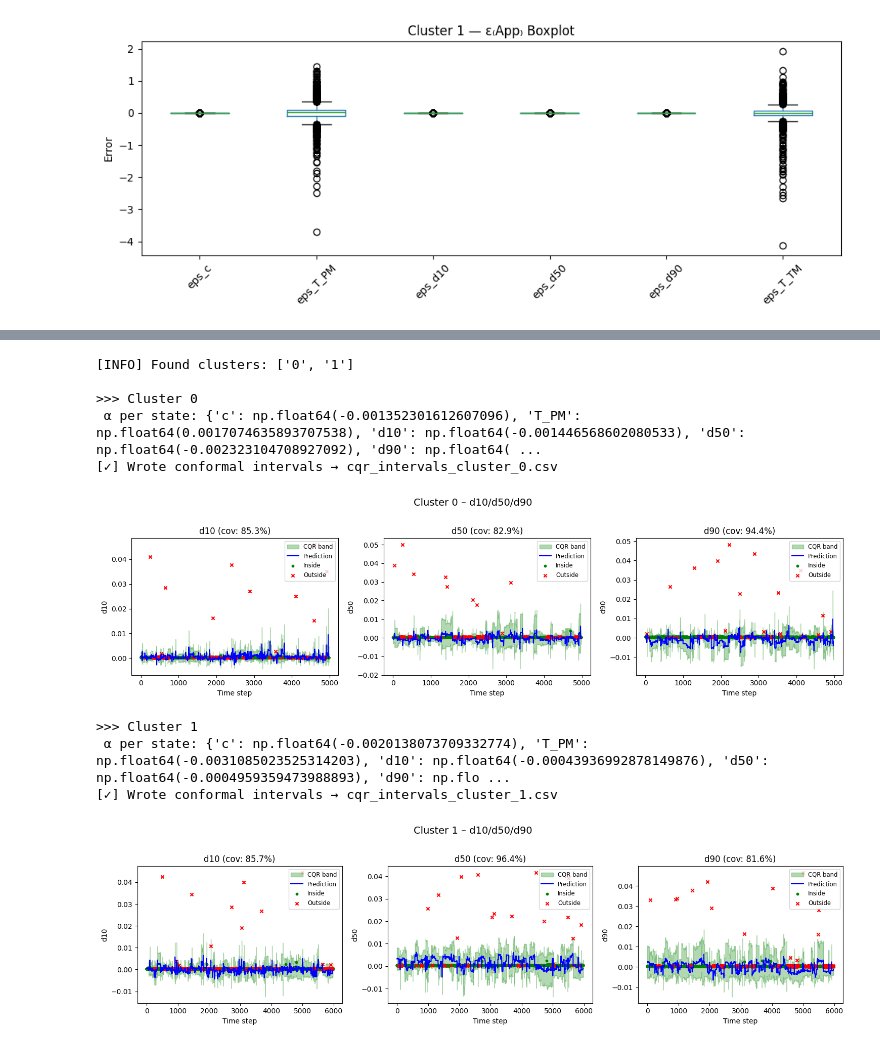
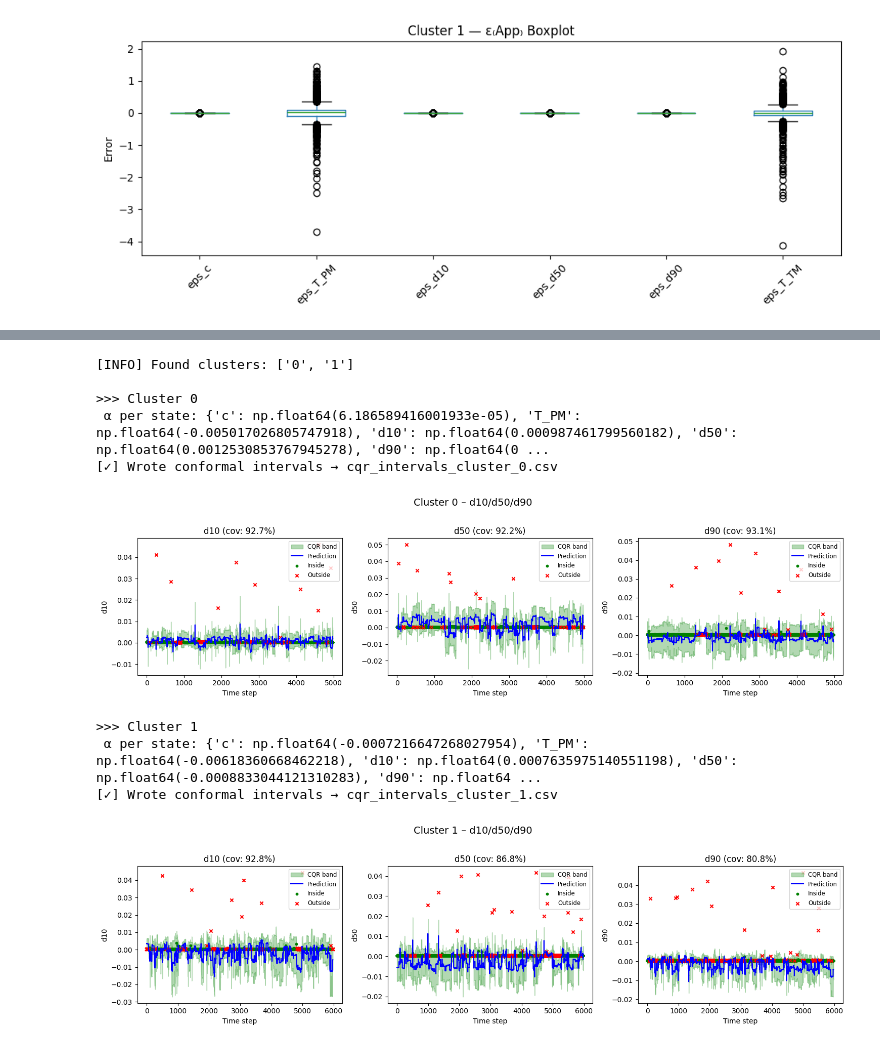
Before and after one commit to TejAmin/SFC_Modeling_Using_ANN, a Jupyter notebook: MLME_Final1.ipynb, the cells around one changed output, grey strips where cells are left out. Cells and saved outputs as stored; diff of their text form; code cells hidden in the pictures.

```diff
--- a/MLME_Final1.ipynb
+++ b/MLME_Final1.ipynb
@@ -685,7 +686,7 @@ for eps_csv in eps_files:
 
     print(f"\n>>> Applying rolling median filter to ε_app for cluster {cid}")
 
-    df_eps_filtered = rolling_median_filter(df_eps, window=15)  # window size 5, adjust as needed
+    df_eps_filtered = rolling_median_filter(df_eps, window=20)
 
     # Plot filtered errors over time
     states = df_eps_filtered.columns.tolist()
@@ -746,7 +747,7 @@ from sklearn.metrics import mean_squared_error, mean_absolute_error, r2_score
 import matplotlib.pyplot as plt
 
 # ── SETTINGS ────────────────────────────────────────────────────────────────────
-H1, H2, H3   = 36,64,32
+DATA_DIR_OUT = r"E:\MLME\Final1"  # Your output folder here
 DROPOUT      = 0.23555278841790406
 EPOCHS       = 150
 DEVICE       = "cuda" if torch.cuda.is_available() else "cpu"
@@ -782,13 +783,13 @@ class PinballLoss(nn.Module):
 # ── Simple 3-layer quantile net ───────────────────────────────────────────────
 class QuantileNet(nn.Module):
     # ── SETTINGS ────────────────────────────────────────────────────────────────
-    H1, H2, H3   = 36,64,32
+    H1, H2, H3  =  256,64,32# hidden layer sizes
     DROPOUT      = 0.23555278841790406
     EPOCHS       = 150
     DEVICE       = "cuda" if torch.cuda.is_available() else "cpu"
     LR           = 0.0008168455894760162
     BATCH_SIZE   = 128
-    def __init__(self, d_in, d_out, H1=H1, H2=H2, H3=H3, dropout=0.05):
+    def __init__(self, d_in, d_out, H1=H1, H2=H2,H3=H3,dropout=0.05):
         super().__init__()
         self.net = nn.Sequential(
             nn.Linear(d_in, H1), nn.Tanh(), nn.Dropout(dropout),
@@ -841,7 +842,9 @@ for cluster_id in cluster_ids:
     loader = DataLoader(ds, batch_size=BATCH_SIZE, shuffle=True)
 
     d_in  = Xs.shape[1]
+    print(d_in, "input features")
     d_out = Ys.shape[1]
+    print(d_out, "output states (ε_app)")
 
     for tau in (0.05, 0.95):
         print(f" training τ={tau:.2f} quantile")
@@ -998,40 +1001,40 @@ for cluster_id in cluster_ids:
     lower_int = lower_int[:n]
     upper_int = upper_int[:n]
 
-    states_to_plot = ["d10", "d50", "d90"]
+    states_to_plot = ["d10", "d50", "d90", "T_PM", "T_TM", "c"]
     fig, axes = plt.subplots(1, 3, figsize=(15, 4), tight_layout=True)
     fig.suptitle(f"Cluster {cluster_id} – d10/d50/d90", fontsize=14, y=1.02)
 
     for ax, state in zip(axes, states_to_plot):
         i = TARGET_COLS.index(state)
         y_true = Y_test[:, i]
         y_pred = preds[:, i]
         lo = lower_int[:, i]
         hi = upper_int[:, i]
 
         inside = (y_true >= lo) & (y_true <= hi)
         outside = ~inside
         cov = inside.mean() * 100
 
         ax.fill_between(time, lo, hi, color="green", alpha=0.3, label="CQR band")
         ax.plot(time, y_pred, color="blue", lw=1.5, label="Prediction")
         ax.scatter(time[inside], y_true[inside], c="green", s=10, label="Inside")
         ax.scatter(time[outside], y_true[outside], c="red", s=20, marker="x", label="Outside")
 
         ax.set_title(f"{state} (cov: {cov:.1f}%)")
         ax.set_xlabel("Time step")
         ax.set_ylabel(state)
         ax.legend(loc="upper right", fontsize="small")
 
     plt.show()
 # %% [output]
 [INFO] Found clusters: ['0', '1']
 
 >>> Cluster 0
- α per state: {'c': np.float64(-0.001352301612607096), 'T_PM': np.float64(0.0017074635893707538), 'd10': np.float64(-0.001446568602080533), 'd50': np.float64(-0.002323104708927092), 'd90': np.float64( ...
+ α per state: {'c': np.float64(6.186589416001933e-05), 'T_PM': np.float64(-0.005017026805747918), 'd10': np.float64(0.000987461799560182), 'd50': np.float64(0.0012530853767945278), 'd90': np.float64(0 ...
 [✓] Wrote conformal intervals → cqr_intervals_cluster_0.csv
-[figure, old version]
+[figure, new version]
 >>> Cluster 1
- α per state: {'c': np.float64(-0.0020138073709332774), 'T_PM': np.float64(-0.0031085023525314203), 'd10': np.float64(-0.00043936992878149876), 'd50': np.float64(-0.0004959359473988893), 'd90': np.flo ...
+ α per state: {'c': np.float64(-0.0007216647268027954), 'T_PM': np.float64(-0.00618360668462218), 'd10': np.float64(0.0007635975140551198), 'd50': np.float64(-0.0008833044121310283), 'd90': np.float64 ...
 [✓] Wrote conformal intervals → cqr_intervals_cluster_1.csv
-[figure, old version]
+[figure, new version]
```
Also changed, not shown: parts of 5 cells of this notebook.
